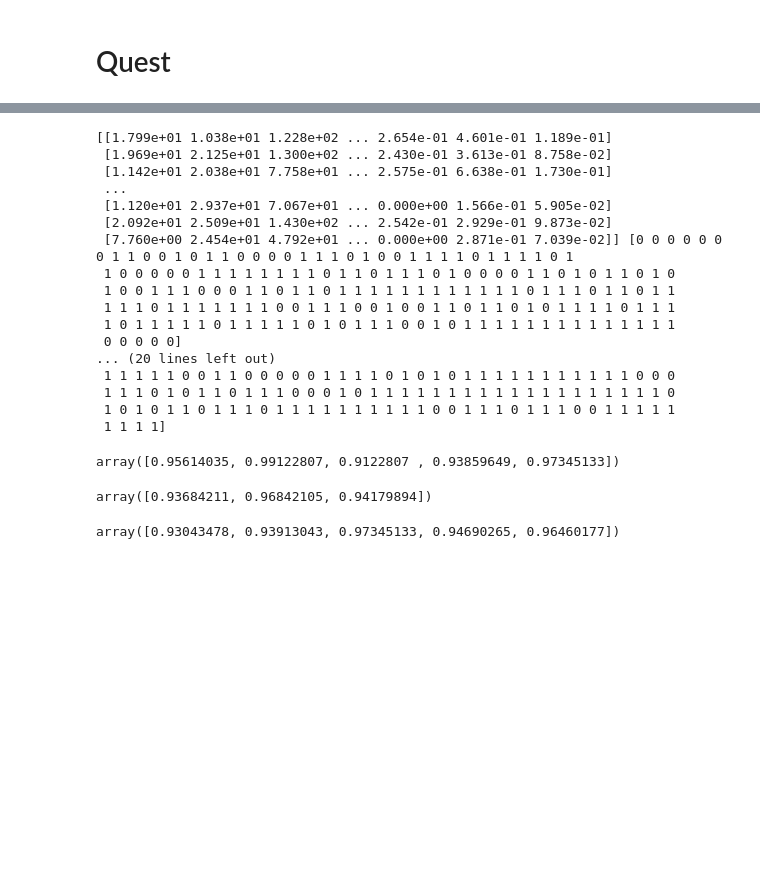
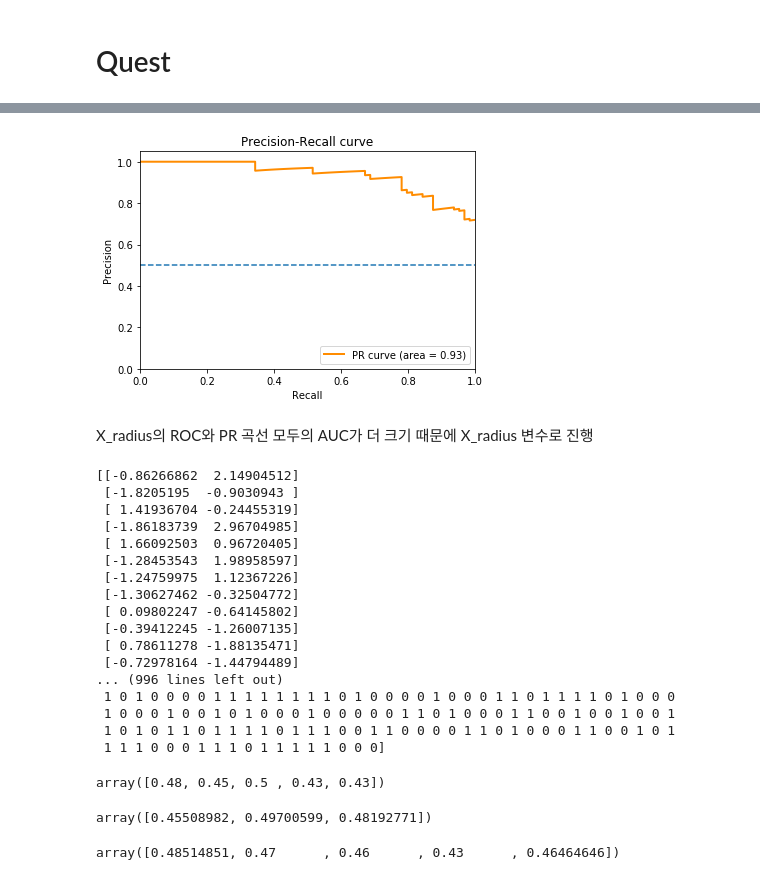
Before and after one commit to g1e222/Jiwon_GH_Quest, a Jupyter notebook: Jiwon_Quest9.ipynb, the cells around one changed output, grey strips where cells are left out. Saved outputs shown, nothing was run; the diff lists cells and outputs as text; code cells hidden in the pictures; blank space fills up the shorter version.

```diff
--- a/Jiwon_Quest9.ipynb
+++ b/Jiwon_Quest9.ipynb
@@ -226,51 +155,71 @@ plt.show()
+# %%
+# calculate precision-recall curve
+precision, recall, thresholds = precision_recall_curve(y_test, y_score)
+
+# calculate precision-recall AUC
+pr_auc = auc(recall, precision)
+
+plt.plot(recall, precision, lw=2, color='darkorange', label='PR curve (area = %0.2f)' % pr_auc)
+plt.plot([0, 1], [0.5, 0.5], linestyle='--')
+plt.xlim([0.0, 1.0])
+plt.ylim([0.0, 1.05])
+plt.xlabel('Recall')
+plt.ylabel('Precision')
+plt.title('Precision-Recall curve')
+plt.legend(loc="lower right")
+plt.show()
+# %% [output]
+[figure, added]
+# %% [markdown]
+X_radius의 ROC와 PR 곡선 모두의 AUC가 더 크기 때문에 X_radius 변수로 진행
 # %%
 # kFold 모듈
 from sklearn.model_selection import KFold
 
 cv = KFold(n_splits=3, shuffle=True, random_state=0)
-for train_index, test_index in cv.split(X):
-    print(X[train_index], y[test_index])
+for train_index, test_index in cv.split(X_radius):
+    print(X_radius[train_index], y[test_index])
 # cv.split(X)는 X를 k-fold로 나눈 뒤 각 fold에서의 (train_index, test_index)를 반환하는 iterable
 # %% [output]
-[[1.799e+01 1.038e+01 1.228e+02 ... 2.654e-01 4.601e-01 1.189e-01]
- [1.969e+01 2.125e+01 1.300e+02 ... 2.430e-01 3.613e-01 8.758e-02]
- [1.142e+01 2.038e+01 7.758e+01 ... 2.575e-01 6.638e-01 1.730e-01]
- ...
- [1.120e+01 2.937e+01 7.067e+01 ... 0.000e+00 1.566e-01 5.905e-02]
- [2.092e+01 2.509e+01 1.430e+02 ... 2.542e-01 2.929e-01 9.873e-02]
- [7.760e+00 2.454e+01 4.792e+01 ... 0.000e+00 2.871e-01 7.039e-02]] [0 0 0 0 0 0 0 1 1 0 0 1 0 1 1 0 0 0 0 1 1 1 0 1 0 0 1 1 1 1 0 1 1 1 1 0 1
- 1 0 0 0 0 0 1 1 1 1 1 1 1 1 0 1 1 0 1 1 1 0 1 0 0 0 0 1 1 0 1 0 1 1 0 1 0
- 1 0 0 1 1 1 0 0 0 1 1 0 1 1 0 1 1 1 1 1 1 1 1 1 1 1 1 0 1 1 1 0 1 1 0 1 1
- 1 1 1 0 1 1 1 1 1 1 1 0 0 1 1 1 0 0 1 0 0 1 1 0 1 1 0 1 0 1 1 1 1 0 1 1 1
- 1 0 1 1 1 1 1 0 1 1 1 1 1 0 1 0 1 1 1 0 0 1 0 1 1 1 1 1 1 1 1 1 1 1 1 1 1
- 0 0 0 0 0]
-... (20 lines left out)
- 1 1 1 1 1 0 0 1 1 0 0 0 0 0 1 1 1 1 0 1 0 1 0 1 1 1 1 1 1 1 1 1 1 1 0 0 0
- 1 1 1 0 1 0 1 1 0 1 1 1 0 0 0 1 0 1 1 1 1 1 1 1 1 1 1 1 1 1 1 1 1 1 1 1 0
- 1 0 1 0 1 1 0 1 1 1 0 1 1 1 1 1 1 1 1 1 1 0 0 1 1 1 0 1 1 1 0 0 1 1 1 1 1
- 1 1 1 1]
+[[-0.86266862  2.14904512]
+ [-1.8205195  -0.9030943 ]
+ [ 1.41936704 -0.24455319]
+ [-1.86183739  2.96704985]
+ [ 1.66092503  0.96720405]
+ [-1.28453543  1.98958597]
+ [-1.24759975  1.12367226]
+ [-1.30627462 -0.32504772]
+ [ 0.09802247 -0.64145802]
+ [-0.39412245 -1.26007135]
+ [ 0.78611278 -1.88135471]
+ [-0.72978164 -1.44794489]
+... (996 lines left out)
+ 1 0 1 0 0 0 0 1 1 1 1 1 1 1 1 0 1 0 0 0 0 1 0 0 0 1 1 0 1 1 1 1 0 1 0 0 0
+ 1 0 0 0 1 0 0 1 0 1 0 0 0 1 0 0 0 0 0 1 1 0 1 0 0 0 1 1 0 0 1 0 0 1 0 0 1
+ 1 0 1 0 1 1 0 1 1 1 1 0 1 1 1 0 0 1 1 0 0 0 0 1 1 0 1 0 0 0 1 1 0 0 1 0 1
+ 1 1 1 0 0 0 1 1 1 0 1 1 1 1 1 0 0 0]
 # %%
 # cross_val_score 모듈
 from sklearn.model_selection import cross_val_score
 
 kfold = KFold(n_splits=5, shuffle=True, random_state=0) # target이 골고루 분포되도록 shuffle 옵션
-scores = cross_val_score(LogisticRegression(), X, y, cv=kfold)
+scores = cross_val_score(LogisticRegression(), X_radius, y, cv=kfold)
 # cross_val_score(모델, 데이터, 타깃)
 scores # 각 fold에 대한 score
 # %% [output]
-array([0.95614035, 0.99122807, 0.9122807 , 0.93859649, 0.97345133])
+array([0.48, 0.45, 0.5 , 0.43, 0.43])
 # %%
-scores = cross_val_score(LogisticRegression(), X, y)
+scores = cross_val_score(LogisticRegression(), X_radius, y)
 scores
 # cross_val_score의 기본값은 k=3
 # %% [output]
-array([0.93684211, 0.96842105, 0.94179894])
+array([0.45508982, 0.49700599, 0.48192771])
 # %%
-scores = cross_val_score(LogisticRegression(), X, y, cv=5)
+scores = cross_val_score(LogisticRegression(), X_radius, y, cv=5)
 scores
 # cross_val_score는 기본적으로 분류 모델에 대해 StratifiedKfold 사용
 # %% [output]
-array([0.93043478, 0.93913043, 0.97345133, 0.94690265, 0.96460177])
+array([0.48514851, 0.47      , 0.46      , 0.43      , 0.46464646])
 # %%
 display(scores.mean(), scores.var()) # 교차검증 점수들의 평균과 분산 확인
 # %% [output]
```
Also changed, not shown: parts of 15 cells of this notebook, 1 other file.
